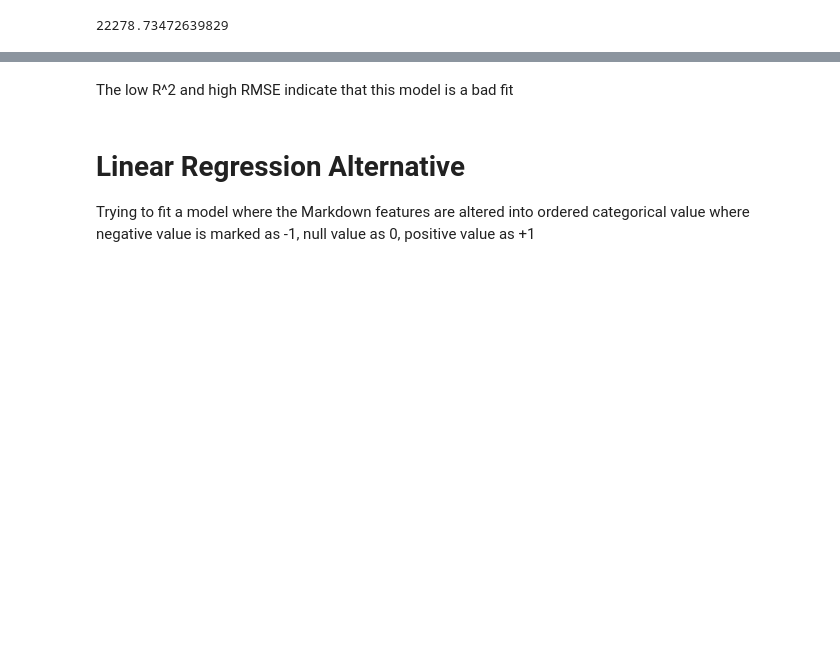
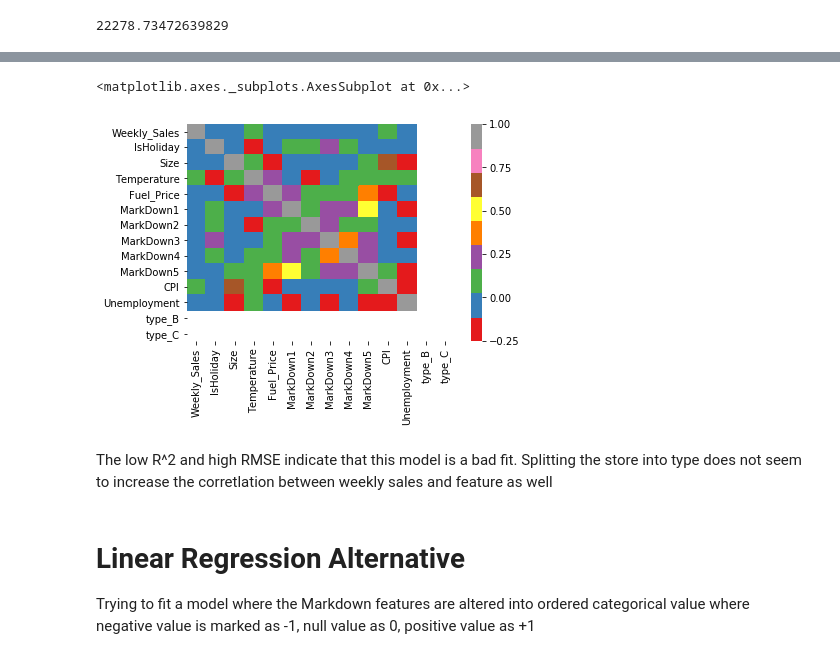
Before and after one commit to jkhoo90/GA_Project_DS, a Jupyter notebook: Project 4/Project 4.ipynb, the cells around one changed output, grey strips where cells are left out. Drawn from its saved outputs; the diff is of its cells as text; code cells hidden in the pictures; blank space fills up the shorter version.

```diff
--- a/Project 4/Project 4.ipynb
+++ b/Project 4/Project 4.ipynb
@@ -427,5 +441,10 @@ print(np.sqrt(metrics.mean_squared_error(y_test,pred)))
+# %%
+sns.heatmap(data_c.corr(), cmap='Set1')
+# %% [output]
+<matplotlib.axes._subplots.AxesSubplot at 0x...>
+[figure, added]
 # %% [markdown]
-The low R^2 and high RMSE indicate that this model is a bad fit
+The low R^2 and high RMSE indicate that this model is a bad fit. Splitting the store into type does not seem to increase the corretlation between weekly sales and feature as well
 # %% [markdown]
 # Linear Regression Alternative
 
```
Also changed, not shown: parts of 40 cells of this notebook.
